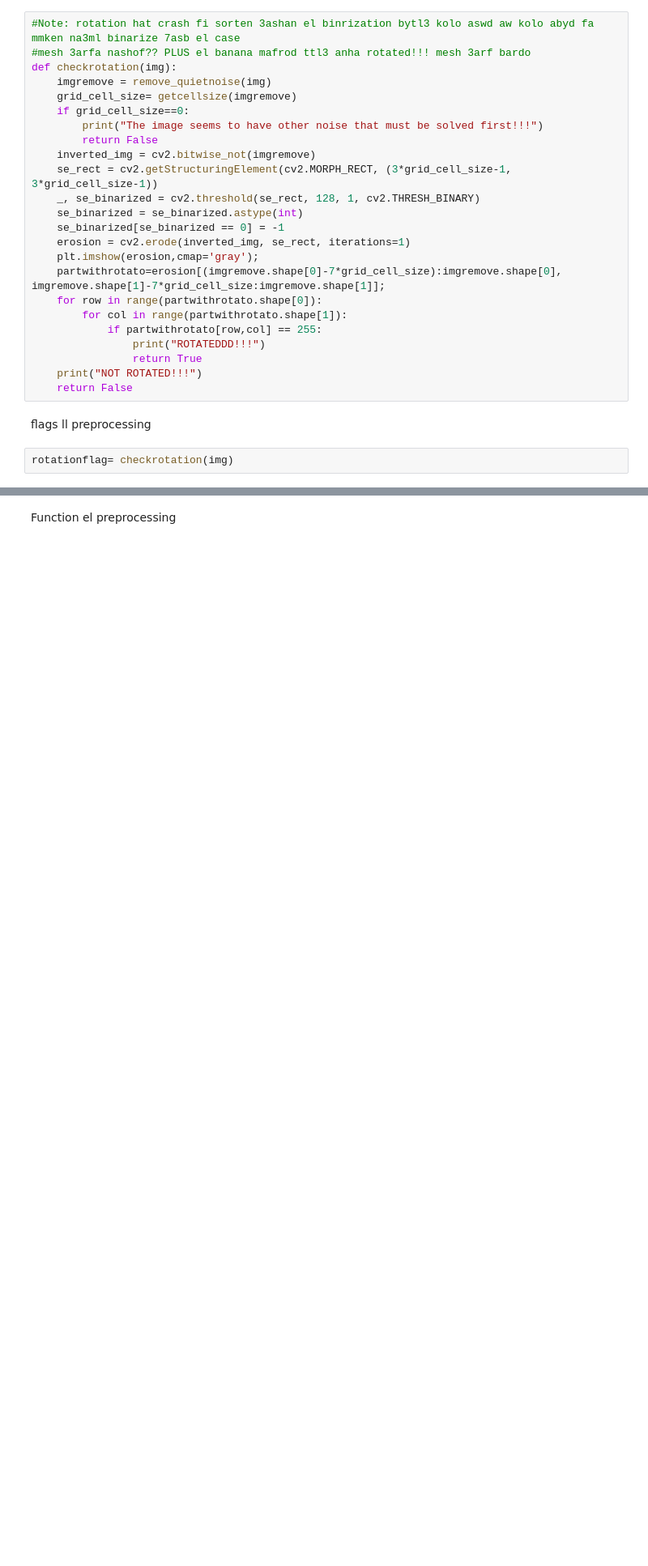
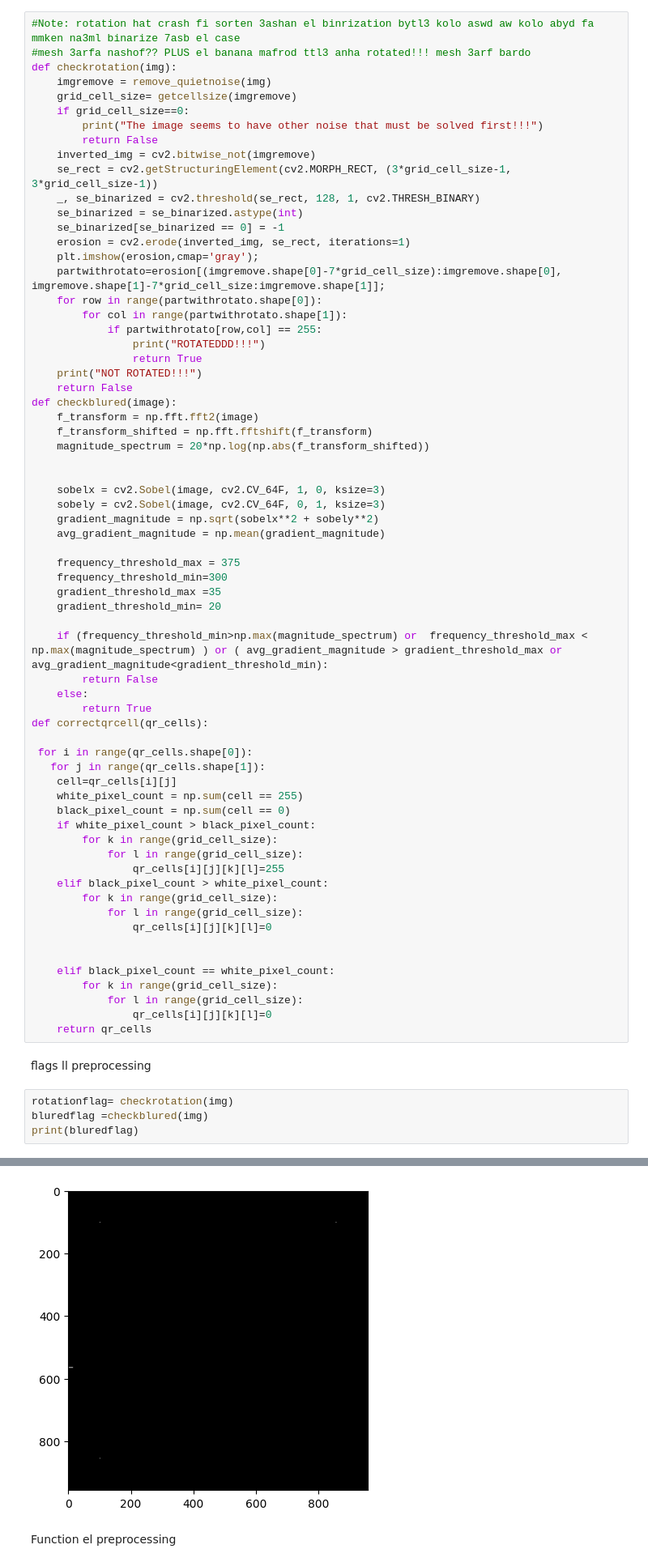
Before and after one commit to FarahZayed/Qr-detector, a Jupyter notebook: cv_project.ipynb, the cells around one changed output, grey strips where cells are left out. Shown at 81% size. Saved outputs shown, nothing was run; the diff lists cells and outputs as text; blank space fills up the shorter version.

```diff
--- a/cv_project.ipynb
+++ b/cv_project.ipynb
@@ -105,8 +129,52 @@ def checkrotation(img):
                 return True
     print("NOT ROTATED!!!")
     return False
+def checkblured(image):
+    f_transform = np.fft.fft2(image)
+    f_transform_shifted = np.fft.fftshift(f_transform)
+    magnitude_spectrum = 20*np.log(np.abs(f_transform_shifted))
+
+
+    sobelx = cv2.Sobel(image, cv2.CV_64F, 1, 0, ksize=3)
+    sobely = cv2.Sobel(image, cv2.CV_64F, 0, 1, ksize=3)
+    gradient_magnitude = np.sqrt(sobelx**2 + sobely**2)
+    avg_gradient_magnitude = np.mean(gradient_magnitude)
+
+    frequency_threshold_max = 375
+    frequency_threshold_min=300
+    gradient_threshold_max =35
+    gradient_threshold_min= 20
+
+    if (frequency_threshold_min>np.max(magnitude_spectrum) or  frequency_threshold_max < np.max(magnitude_spectrum) ) or ( avg_gradient_magnitude > gradient_threshold_max or avg_gradient_magnitude<gradient_threshold_min):
+        return False
+    else:
+        return True
+def correctqrcell(qr_cells):
+
+ for i in range(qr_cells.shape[0]):
+   for j in range(qr_cells.shape[1]):
+    cell=qr_cells[i][j]
+    white_pixel_count = np.sum(cell == 255)
+    black_pixel_count = np.sum(cell == 0)
+    if white_pixel_count > black_pixel_count:
+        for k in range(grid_cell_size):
+            for l in range(grid_cell_size):
+                qr_cells[i][j][k][l]=255
+    elif black_pixel_count > white_pixel_count:
+        for k in range(grid_cell_size):
+            for l in range(grid_cell_size):
+                qr_cells[i][j][k][l]=0
+
+
+    elif black_pixel_count == white_pixel_count:
+        for k in range(grid_cell_size):
+            for l in range(grid_cell_size):
+                qr_cells[i][j][k][l]=0
+    return qr_cells
 # %% [markdown]
 flags ll preprocessing
 # %%
 rotationflag= checkrotation(img)
+bluredflag =checkblured(img)
+print(bluredflag)
 # %% [output]
@@ -114,2 +183,3 @@ The image seems to have other noise that must be solved first!!!
+[figure, added]
 # %% [markdown]
 Function el preprocessing
```
Also changed, not shown: parts of 9 cells of this notebook.
